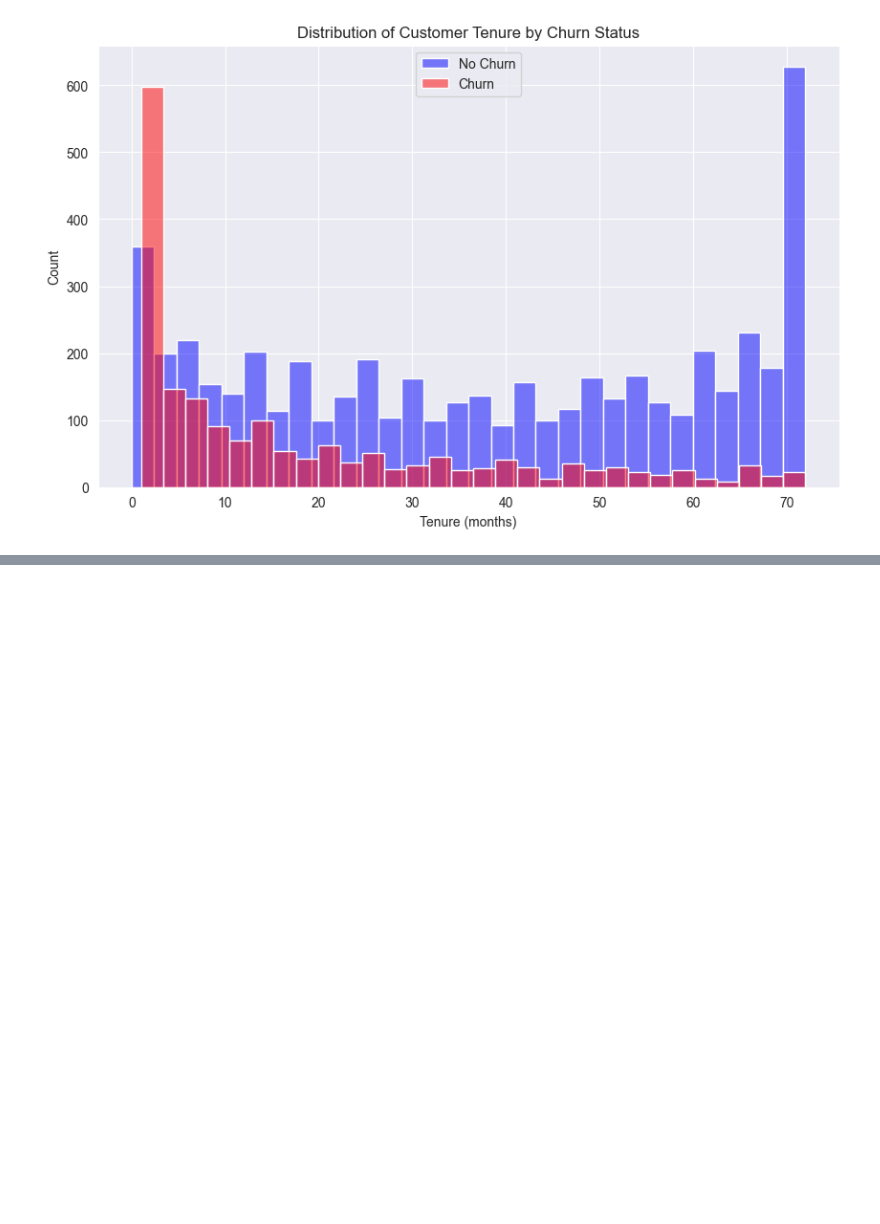
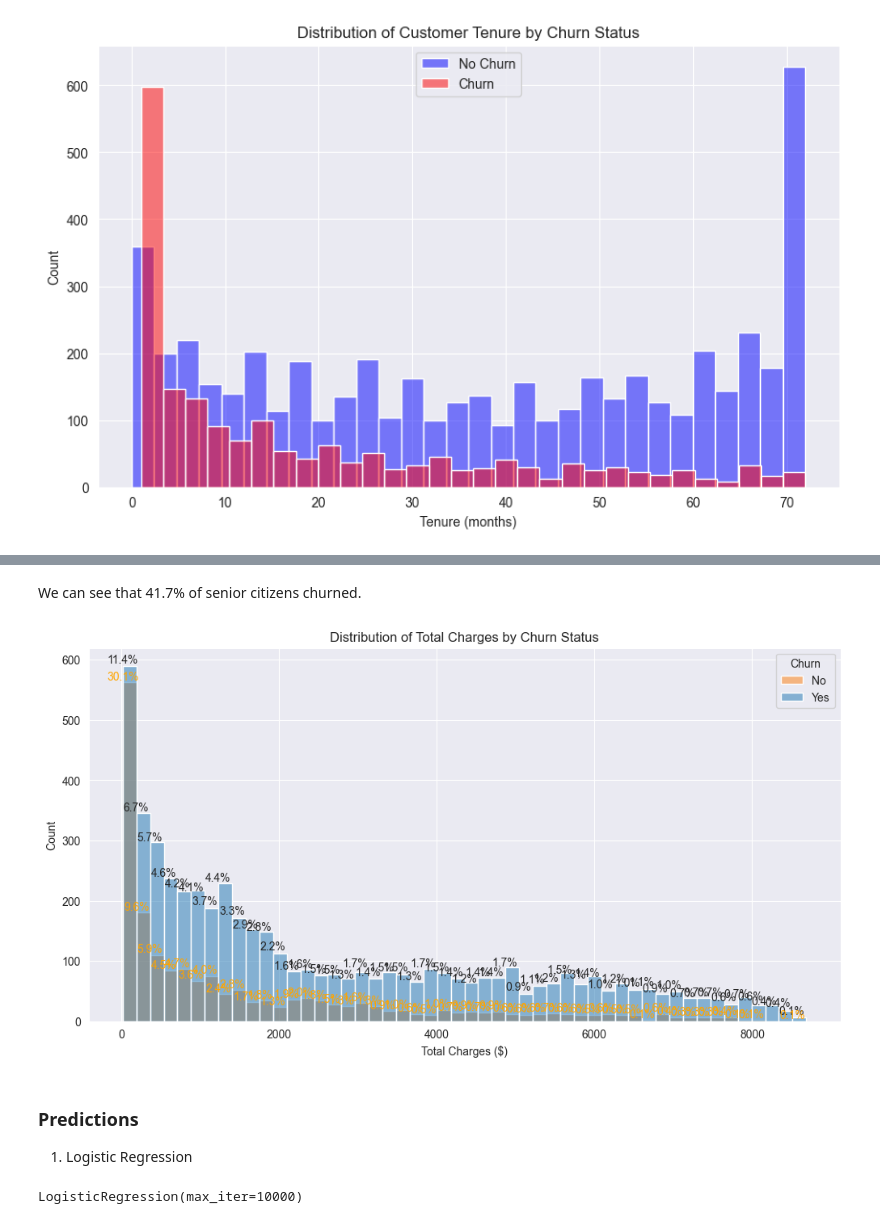
Before and after one commit to TouKhen/bloc-3, a Jupyter notebook: notebook/data-explo.ipynb, the cells around one changed output, grey strips where cells are left out. Saved outputs shown, nothing was run; the diff lists cells and outputs as text; code cells hidden in the pictures; blank space fills up the shorter version.

```diff
--- a/notebook/data-explo.ipynb
+++ b/notebook/data-explo.ipynb
@@ -266,0 +328,51 @@ plt.show()
+# %% [markdown]
+We can see that 41.7% of senior citizens churned.
+# %%
+plt.figure(figsize=(12, 6))
+# Calculate the percentage for each bin
+hist_data_no = plt.hist(df_no_ids[df_no_ids['Churn'] == 0]['TotalCharges'],
+                        bins=50, alpha=0)
+hist_data_yes = plt.hist(df_no_ids[df_no_ids['Churn'] == 1]['TotalCharges'],
+                         bins=50, alpha=0)
+plt.clf()  # Clear the figure
+
+# Plot with percentages
+sns.histplot(data=df_no_ids, x='TotalCharges', hue='Churn', bins=50,
+             multiple="layer", alpha=0.5)
+
+# Add percentage labels
+for i in range(len(hist_data_no[0])):
+    if hist_data_no[0][i] > 0:  # Only add label if there are values in the bin
+        plt.text(hist_data_no[1][i], hist_data_no[0][i],
+                 f'{(hist_data_no[0][i] / len(df_no_ids[df_no_ids["Churn"] == 0]) * 100):.1f}%',
+                 ha='center', va='bottom')
+    if hist_data_yes[0][i] > 0:  # Only add label if there are values in the bin
+        plt.text(hist_data_yes[1][i], hist_data_yes[0][i],
+                 f'{(hist_data_yes[0][i] / len(df_no_ids[df_no_ids["Churn"] == 1]) * 100):.1f}%',
+                 ha='center', va='bottom', color='orange')
+
+plt.title('Distribution of Total Charges by Churn Status')
+plt.xlabel('Total Charges ($)')
+plt.ylabel('Count')
+plt.legend(title='Churn', labels=['No', 'Yes'])
+plt.show()
+# %% [output]
+[figure, added]
+# %% [markdown]
+### Predictions
+1. Logistic Regression
+# %%
+# Drop rows with NaN values before train/test split
+X_clean = X_dummies.dropna()
+# Drop Churn row
+X_clean = X_clean.drop(columns='Churn')
+y_clean = df_no_ids['Churn'][X_clean.index]
+
+X_train, X_test, y_train, y_test = train_test_split(X_clean, y_clean,
+                                                    test_size=0.3,
+                                                    random_state=42)
+
+logreg = linear_model.LogisticRegression(max_iter=10000)
+logreg.fit(X_train, y_train)
+# %% [output]
+LogisticRegression(max_iter=10000)
```
Also changed, not shown: parts of 8 cells of this notebook, 1 other file.
